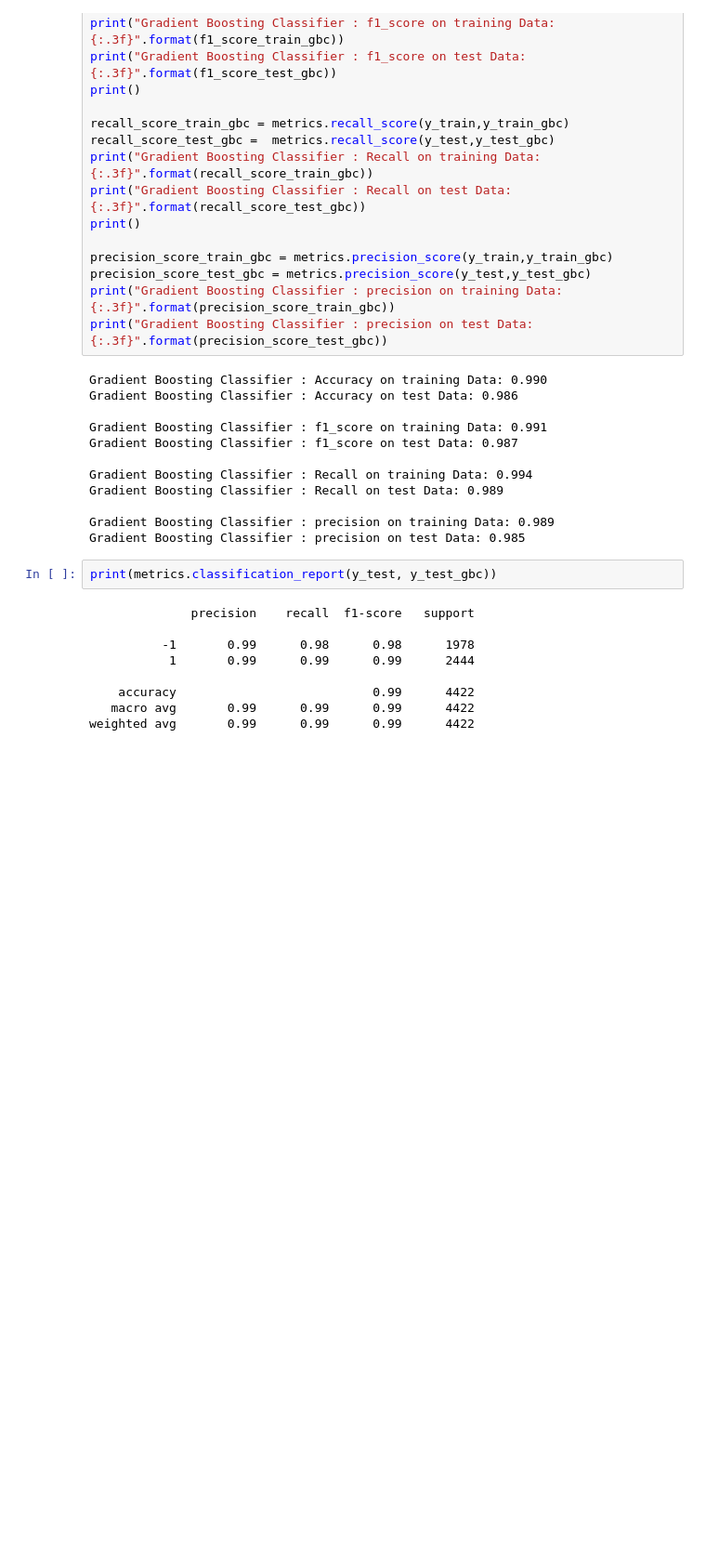
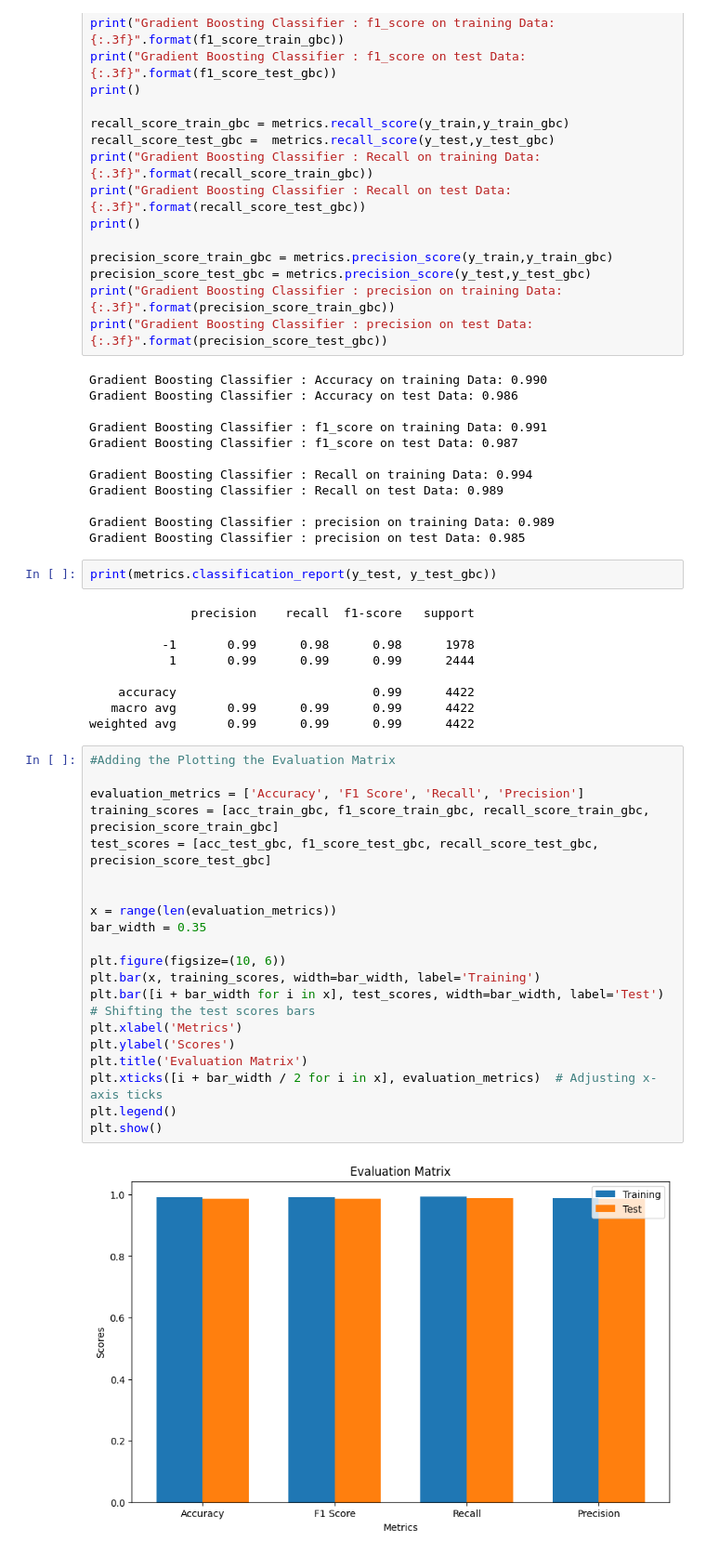
Before and after one commit to Ankit2563/Phishing_URL_Detection, a Jupyter notebook: GradientBoost.ipynb, the cells around one changed output. Shown at 93% size. Drawn from its saved outputs; the diff is of its cells as text; blank space fills up the shorter version.

```diff
--- a/GradientBoost.ipynb
+++ b/GradientBoost.ipynb
@@ -199,3 +197,25 @@ print(metrics.classification_report(y_test, y_test_gbc))
     accuracy                           0.99      4422
    macro avg       0.99      0.99      0.99      4422
 weighted avg       0.99      0.99      0.99      4422
+# %%
+#Adding the Plotting the Evaluation Matrix
+
+evaluation_metrics = ['Accuracy', 'F1 Score', 'Recall', 'Precision']
+training_scores = [acc_train_gbc, f1_score_train_gbc, recall_score_train_gbc, precision_score_train_gbc]
+test_scores = [acc_test_gbc, f1_score_test_gbc, recall_score_test_gbc, precision_score_test_gbc]
+
+
+x = range(len(evaluation_metrics))
+bar_width = 0.35
+
+plt.figure(figsize=(10, 6))
+plt.bar(x, training_scores, width=bar_width, label='Training')
+plt.bar([i + bar_width for i in x], test_scores, width=bar_width, label='Test')  # Shifting the test scores bars
+plt.xlabel('Metrics')
+plt.ylabel('Scores')
+plt.title('Evaluation Matrix')
+plt.xticks([i + bar_width / 2 for i in x], evaluation_metrics)  # Adjusting x-axis ticks
+plt.legend()
+plt.show()
+# %% [output]
+[figure, added]
```
Also changed, not shown: parts of 8 cells of this notebook, 6 other files.
